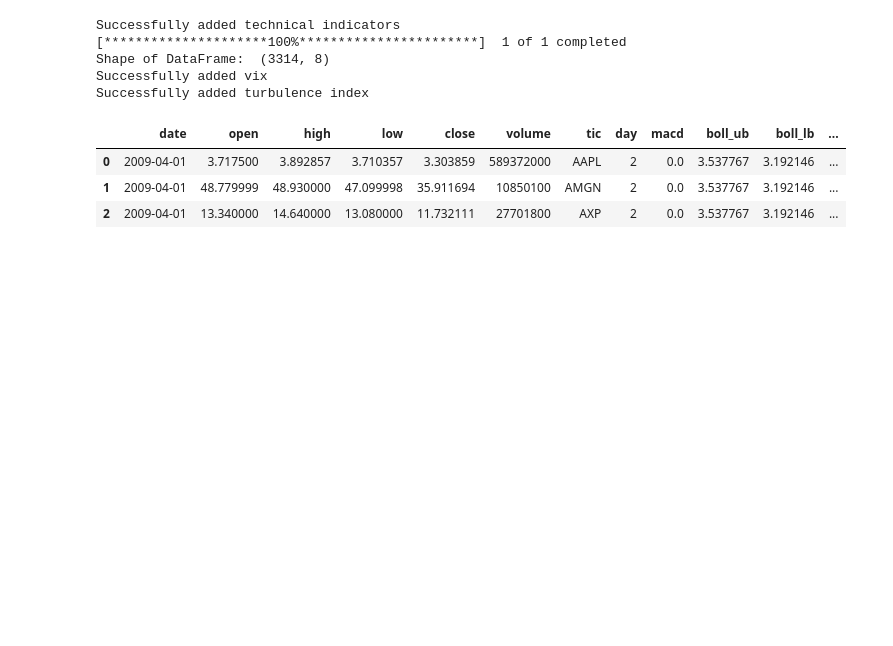
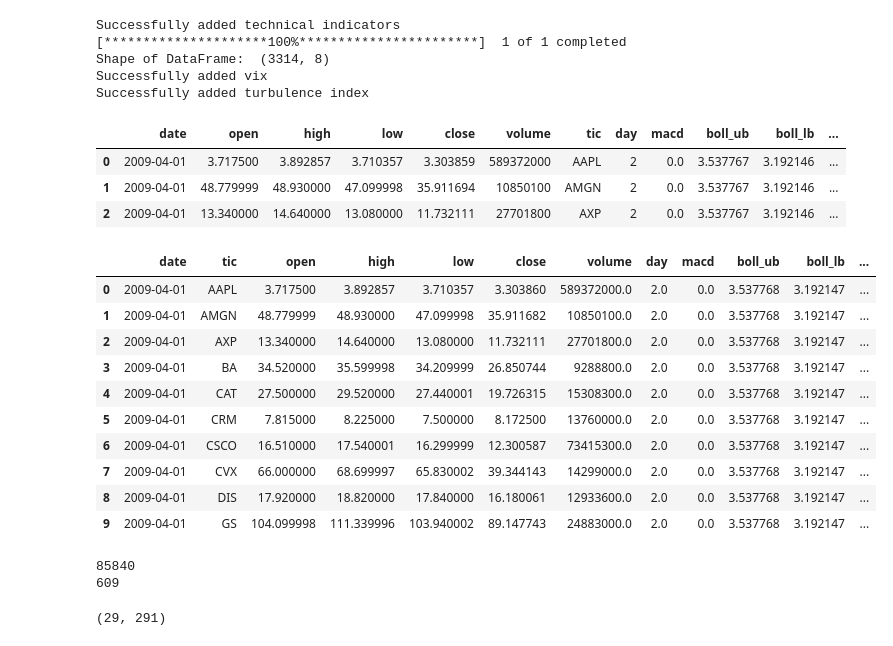
Before and after one commit to AadarshBhalerao/AI-Trade, a Jupyter notebook: TrainBot.ipynb, the cells around one changed output. Saved outputs shown, nothing was run; the diff lists cells and outputs as text; code cells hidden in the pictures; blank space fills up the shorter version.

```diff
--- a/TrainBot.ipynb
+++ b/TrainBot.ipynb
@@ -189,3 +200,36 @@ processed.head(3)
 | 0 | 2009-04-01 | 3.717500 | 3.892857 | 3.710357 | 3.303859 | 589372000 | AAPL | 2 | 0.0 | 3.537767 | 3.192146 | ... |
 | 1 | 2009-04-01 | 48.779999 | 48.930000 | 47.099998 | 35.911694 | 10850100 | AMGN | 2 | 0.0 | 3.537767 | 3.192146 | ... |
 | 2 | 2009-04-01 | 13.340000 | 14.640000 | 13.080000 | 11.732111 | 27701800 | AXP | 2 | 0.0 | 3.537767 | 3.192146 | ... |
+# %%
+list_ticker = processed["tic"].unique().tolist()
+list_date = list(pd.date_range(processed['date'].min(),processed['date'].max()).astype(str))
+combination = list(itertools.product(list_date,list_ticker))
+
+processed_full = pd.DataFrame(combination,columns=["date","tic"]).merge(processed,on=["date","tic"],how="left")
+processed_full = processed_full[processed_full['date'].isin(processed['date'])]
+processed_full = processed_full.sort_values(['date','tic'])
+
+processed_full = processed_full.fillna(0)
+# processed_full.isna().sum()
+# %%
+processed_full.sort_values(['date','tic'],ignore_index=True).head(10)
+# %% [output]
+|  | date | tic | open | high | low | close | volume | day | macd | boll_ub | boll_lb | ... |
+| 0 | 2009-04-01 | AAPL | 3.717500 | 3.892857 | 3.710357 | 3.303860 | 589372000.0 | 2.0 | 0.0 | 3.537768 | 3.192147 | ... |
+| 1 | 2009-04-01 | AMGN | 48.779999 | 48.930000 | 47.099998 | 35.911682 | 10850100.0 | 2.0 | 0.0 | 3.537768 | 3.192147 | ... |
+| 2 | 2009-04-01 | AXP | 13.340000 | 14.640000 | 13.080000 | 11.732111 | 27701800.0 | 2.0 | 0.0 | 3.537768 | 3.192147 | ... |
+| 3 | 2009-04-01 | BA | 34.520000 | 35.599998 | 34.209999 | 26.850744 | 9288800.0 | 2.0 | 0.0 | 3.537768 | 3.192147 | ... |
+| 4 | 2009-04-01 | CAT | 27.500000 | 29.520000 | 27.440001 | 19.726315 | 15308300.0 | 2.0 | 0.0 | 3.537768 | 3.192147 | ... |
+| 5 | 2009-04-01 | CRM | 7.815000 | 8.225000 | 7.500000 | 8.172500 | 13760000.0 | 2.0 | 0.0 | 3.537768 | 3.192147 | ... |
+| 6 | 2009-04-01 | CSCO | 16.510000 | 17.540001 | 16.299999 | 12.300587 | 73415300.0 | 2.0 | 0.0 | 3.537768 | 3.192147 | ... |
+| 7 | 2009-04-01 | CVX | 66.000000 | 68.699997 | 65.830002 | 39.344143 | 14299000.0 | 2.0 | 0.0 | 3.537768 | 3.192147 | ... |
+| 8 | 2009-04-01 | DIS | 17.920000 | 18.820000 | 17.840000 | 16.180061 | 12933600.0 | 2.0 | 0.0 | 3.537768 | 3.192147 | ... |
+| 9 | 2009-04-01 | GS | 104.099998 | 111.339996 | 103.940002 | 89.147743 | 24883000.0 | 2.0 | 0.0 | 3.537768 | 3.192147 | ... |
+# %%
+train = data_split(processed_full, TRAIN_START_DATE,TRAIN_END_DATE)
+trade = data_split(processed_full, TRADE_START_DATE,TRADE_END_DATE)
+print(len(train))
+print(len(trade))
+# %% [output]
+85840
+609
@@ -191,0 +239,4 @@ processed.head(3)
+# %%
+stock_dimension, state_space
+# %% [output]
+(29, 291)
```
Also changed, not shown: parts of 7 cells of this notebook.
